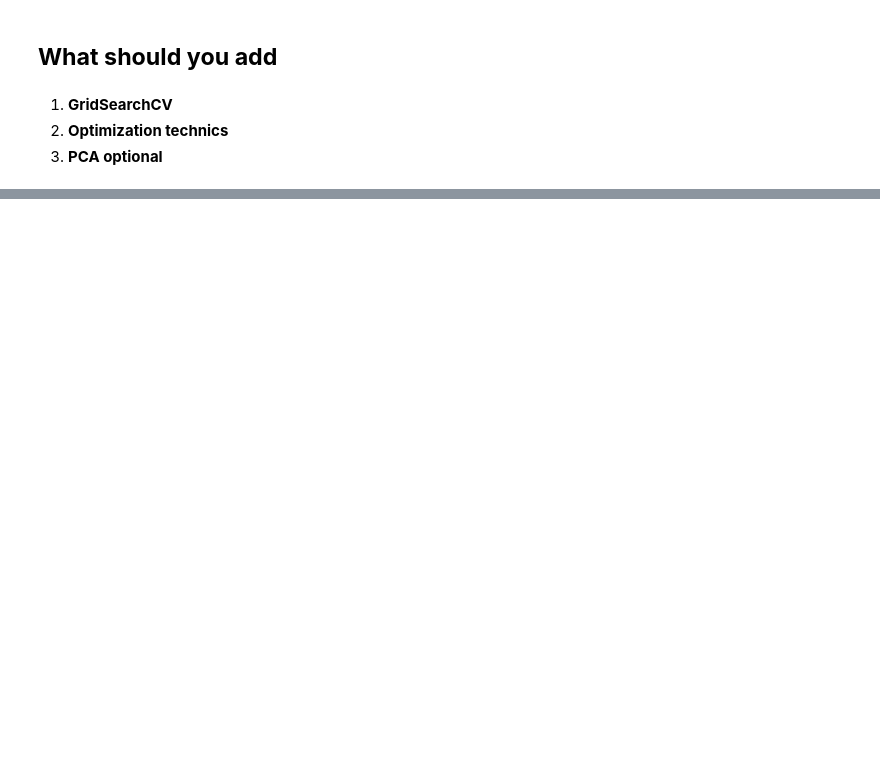
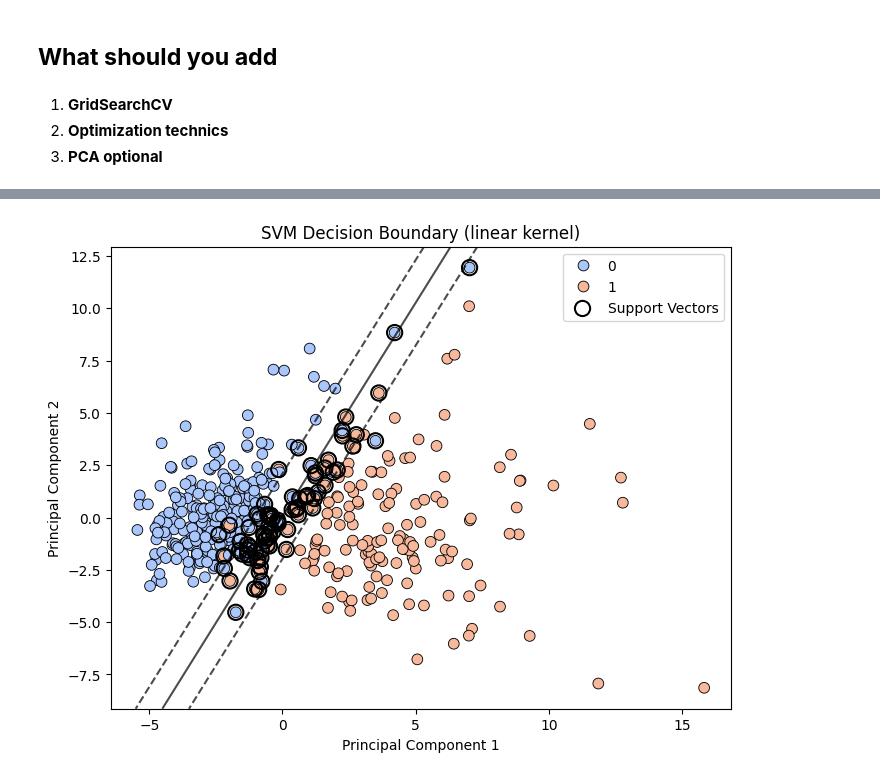
Before and after one commit to Benguerine/ZeroToMLHero, a Jupyter notebook: Machine Learning notes/Supervised Learning/PW4.ipynb, the cells around one changed output, grey strips where cells are left out. Cells and saved outputs as stored; diff of their text form; code cells hidden in the pictures; blank space fills up the shorter version.

```diff
--- a/Machine Learning notes/Supervised Learning/PW4.ipynb
+++ b/Machine Learning notes/Supervised Learning/PW4.ipynb
@@ -193,0 +205,14 @@ plt.show()
+# %%
+grid_search = GridSearchCV(
+    estimator=model,
+    param_grid=param_grid,
+    scoring='accuracy',
+    cv=5,
+    verbose=2,
+    n_jobs=-1
+)
+
+grid_search.fit(X_train_scaled, y_train)
+
+print("\nBest Parameters Found:")
+print(grid_search.best_params_)
@@ -193,0 +244,51 @@ plt.show()
+# %%
+def plot_svm_decision_boundary(model, X, y, title):
+    plt.figure(figsize=(8, 6))
+
+
+    x_min, x_max = X[:, 0].min() - 1, X[:, 0].max() + 1
+    y_min, y_max = X[:, 1].min() - 1, X[:, 1].max() + 1
+    xx, yy = np.meshgrid(
+        np.linspace(x_min, x_max, 500),
+        np.linspace(y_min, y_max, 500)
+    )
+
+
+    Z = model.decision_function(np.c_[xx.ravel(), yy.ravel()])
+    Z = Z.reshape(xx.shape)
+
+
+    plt.contour(xx, yy, Z, colors='k',
+                levels=[-1, 0, 1],
+                alpha=0.7, linestyles=['--', '-', '--'])
+
+
+    sns.scatterplot(x=X[:, 0], y=X[:, 1], hue=y, palette='coolwarm', s=60, edgecolor='k')
+
+
+    plt.scatter(model.support_vectors_[:, 0],
+                model.support_vectors_[:, 1],
+                s=120, facecolors='none', edgecolors='k', linewidths=1.5,
+                label='Support Vectors')
+
+    plt.title(title)
+    plt.xlabel("Principal Component 1")
+    plt.ylabel("Principal Component 2")
+    plt.legend()
+    plt.show()
+
+
+
+from sklearn.decomposition import PCA
+pca = PCA(n_components=2)
+X_train_pca = pca.fit_transform(X_train_scaled)
+
+
+svm_vis = SVC(kernel=grid_search.best_params_['kernel'], C=grid_search.best_params_['C'], gamma=grid_search.best_params_['gamma'], degree=grid_search.best_params_['degree'])
+svm_vis.fit(X_train_pca, y_train)
+
+
+plot_svm_decision_boundary(svm_vis, X_train_pca, y_train,
+                           f"SVM Decision Boundary ({grid_search.best_params_['kernel']} kernel)")
+# %% [output]
+[figure, added]
```
Also changed, not shown: parts of 10 cells of this notebook.
